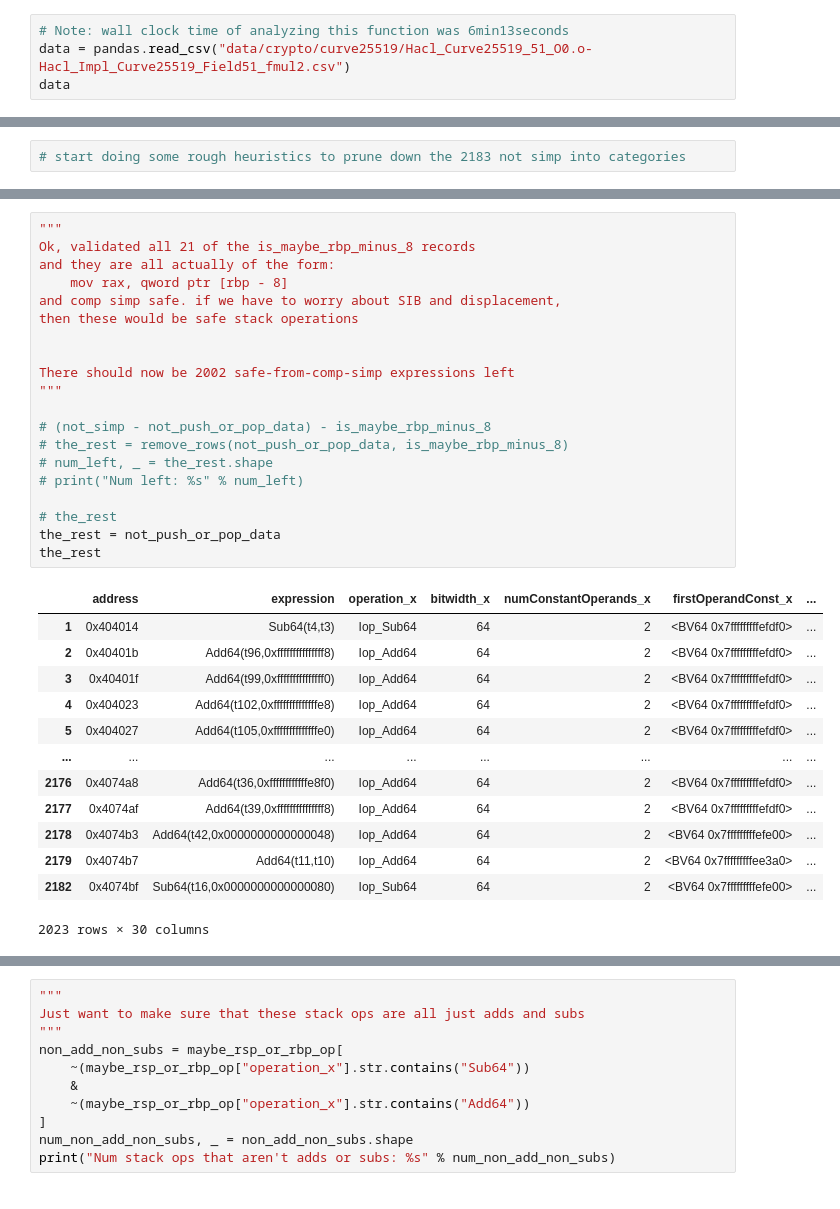
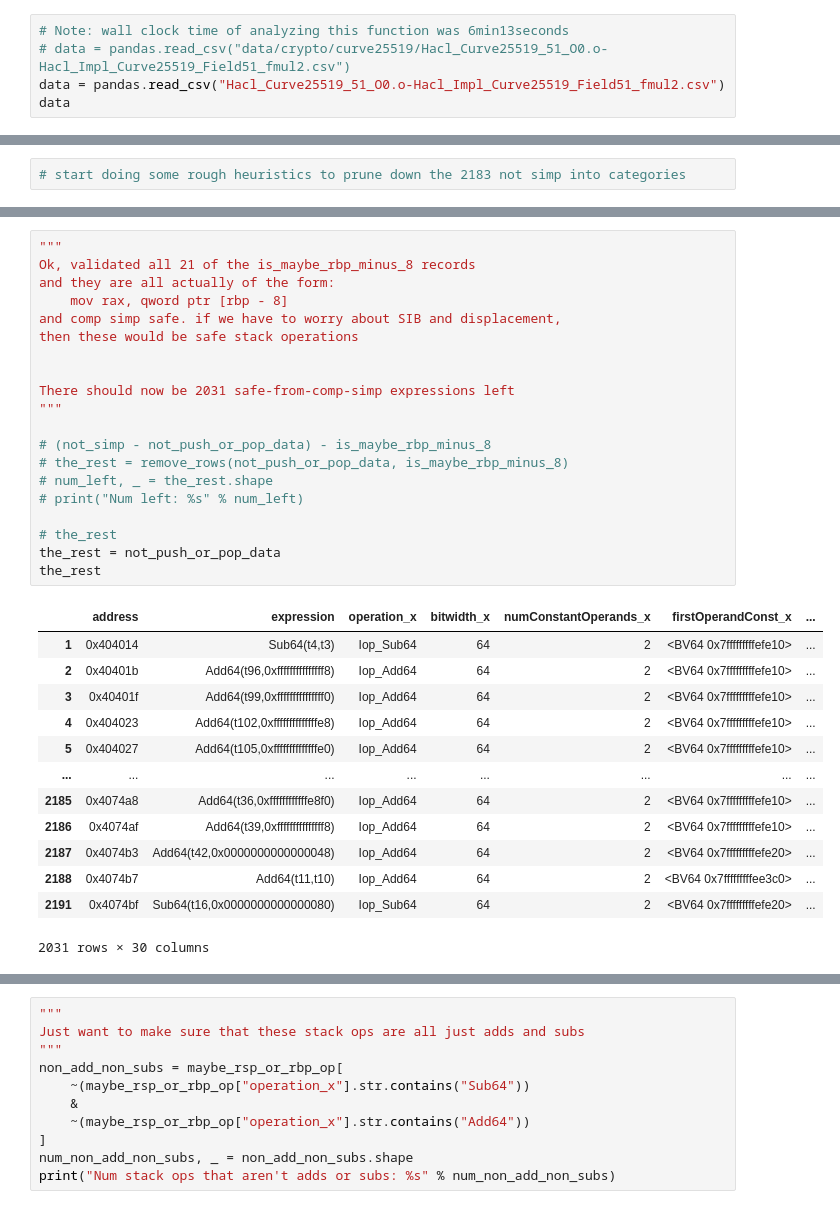
Before and after one commit to counter-optimization/checker, a Jupyter notebook: explore-comp-simp.ipynb, the cells around one changed output, grey strips where cells are left out. Saved outputs shown, nothing was run; the diff lists cells and outputs as text.

Commit message:
fix precondition set up and reanalyze data for fmul2

```diff
--- a/explore-comp-simp.ipynb
+++ b/explore-comp-simp.ipynb
@@ -3,6 +18,7 @@ import pandas
 # %%
 # Note: wall clock time of analyzing this function was 6min13seconds
-data = pandas.read_csv("data/crypto/curve25519/Hacl_Curve25519_51_O0.o-Hacl_Impl_Curve25519_Field51_fmul2.csv")
+# data = pandas.read_csv("data/crypto/curve25519/Hacl_Curve25519_51_O0.o-Hacl_Impl_Curve25519_Field51_fmul2.csv")
+data = pandas.read_csv("Hacl_Curve25519_51_O0.o-Hacl_Impl_Curve25519_Field51_fmul2.csv")
 data
 # %% [output]
 |  | address | expression | operation | bitwidth | numConstantOperands | firstOperandConst | secondOperandConst | ... |
@@ -384,37 +582,37 @@ There are 21 is_maybe_rbp_minus_8
 # %%
 """
 Ok, validated all 21 of the is_maybe_rbp_minus_8 records
 and they are all actually of the form:
     mov	rax, qword ptr [rbp - 8]
 and comp simp safe. if we have to worry about SIB and displacement,
 then these would be safe stack operations
 
 
-There should now be 2002 safe-from-comp-simp expressions left
+There should now be 2031 safe-from-comp-simp expressions left
 """
 
 # (not_simp - not_push_or_pop_data) - is_maybe_rbp_minus_8
 # the_rest = remove_rows(not_push_or_pop_data, is_maybe_rbp_minus_8)
 # num_left, _ = the_rest.shape
 # print("Num left: %s" % num_left)
 
 # the_rest
 the_rest = not_push_or_pop_data
 the_rest
 # %% [output]
 |  | address | expression | operation_x | bitwidth_x | numConstantOperands_x | firstOperandConst_x | ... |
-| 1 | 0x404014 | Sub64(t4,t3) | Iop_Sub64 | 64 | 2 | <BV64 0x7fffffffffefdf0> | ... |
-| 2 | 0x40401b | Add64(t96,0xfffffffffffffff8) | Iop_Add64 | 64 | 2 | <BV64 0x7fffffffffefdf0> | ... |
-| 3 | 0x40401f | Add64(t99,0xfffffffffffffff0) | Iop_Add64 | 64 | 2 | <BV64 0x7fffffffffefdf0> | ... |
-| 4 | 0x404023 | Add64(t102,0xffffffffffffffe8) | Iop_Add64 | 64 | 2 | <BV64 0x7fffffffffefdf0> | ... |
-| 5 | 0x404027 | Add64(t105,0xffffffffffffffe0) | Iop_Add64 | 64 | 2 | <BV64 0x7fffffffffefdf0> | ... |
+| 1 | 0x404014 | Sub64(t4,t3) | Iop_Sub64 | 64 | 2 | <BV64 0x7fffffffffefe10> | ... |
+| 2 | 0x40401b | Add64(t96,0xfffffffffffffff8) | Iop_Add64 | 64 | 2 | <BV64 0x7fffffffffefe10> | ... |
+| 3 | 0x40401f | Add64(t99,0xfffffffffffffff0) | Iop_Add64 | 64 | 2 | <BV64 0x7fffffffffefe10> | ... |
+| 4 | 0x404023 | Add64(t102,0xffffffffffffffe8) | Iop_Add64 | 64 | 2 | <BV64 0x7fffffffffefe10> | ... |
+| 5 | 0x404027 | Add64(t105,0xffffffffffffffe0) | Iop_Add64 | 64 | 2 | <BV64 0x7fffffffffefe10> | ... |
 | ... | ... | ... | ... | ... | ... | ... | ... |
-| 2176 | 0x4074a8 | Add64(t36,0xffffffffffffe8f0) | Iop_Add64 | 64 | 2 | <BV64 0x7fffffffffefdf0> | ... |
-| 2177 | 0x4074af | Add64(t39,0xfffffffffffffff8) | Iop_Add64 | 64 | 2 | <BV64 0x7fffffffffefdf0> | ... |
-| 2178 | 0x4074b3 | Add64(t42,0x0000000000000048) | Iop_Add64 | 64 | 2 | <BV64 0x7fffffffffefe00> | ... |
-| 2179 | 0x4074b7 | Add64(t11,t10) | Iop_Add64 | 64 | 2 | <BV64 0x7fffffffffee3a0> | ... |
-| 2182 | 0x4074bf | Sub64(t16,0x0000000000000080) | Iop_Sub64 | 64 | 2 | <BV64 0x7fffffffffefe00> | ... |
+| 2185 | 0x4074a8 | Add64(t36,0xffffffffffffe8f0) | Iop_Add64 | 64 | 2 | <BV64 0x7fffffffffefe10> | ... |
+| 2186 | 0x4074af | Add64(t39,0xfffffffffffffff8) | Iop_Add64 | 64 | 2 | <BV64 0x7fffffffffefe10> | ... |
+| 2187 | 0x4074b3 | Add64(t42,0x0000000000000048) | Iop_Add64 | 64 | 2 | <BV64 0x7fffffffffefe20> | ... |
+| 2188 | 0x4074b7 | Add64(t11,t10) | Iop_Add64 | 64 | 2 | <BV64 0x7fffffffffee3c0> | ... |
+| 2191 | 0x4074bf | Sub64(t16,0x0000000000000080) | Iop_Sub64 | 64 | 2 | <BV64 0x7fffffffffefe20> | ... |
-2023 rows × 30 columns
+2031 rows × 30 columns
 # %%
 """
 How many of the remainder have a stack looking address
```
Also changed, not shown: parts of 15 cells of this notebook, 2 other files.
